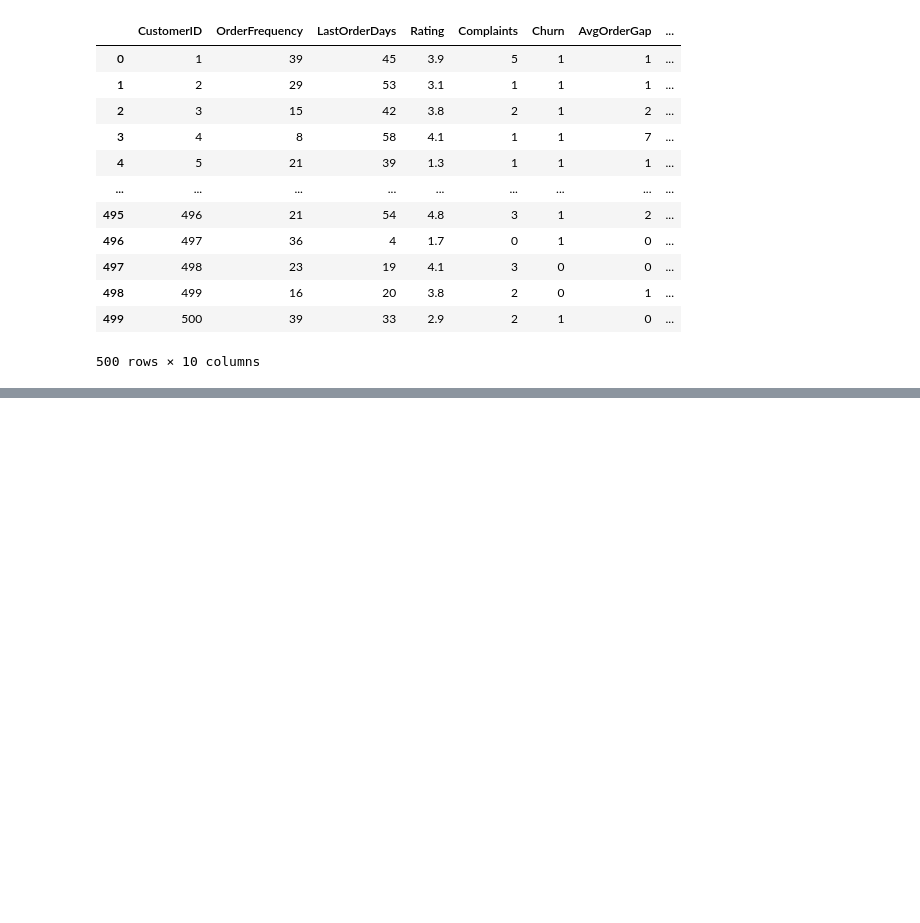
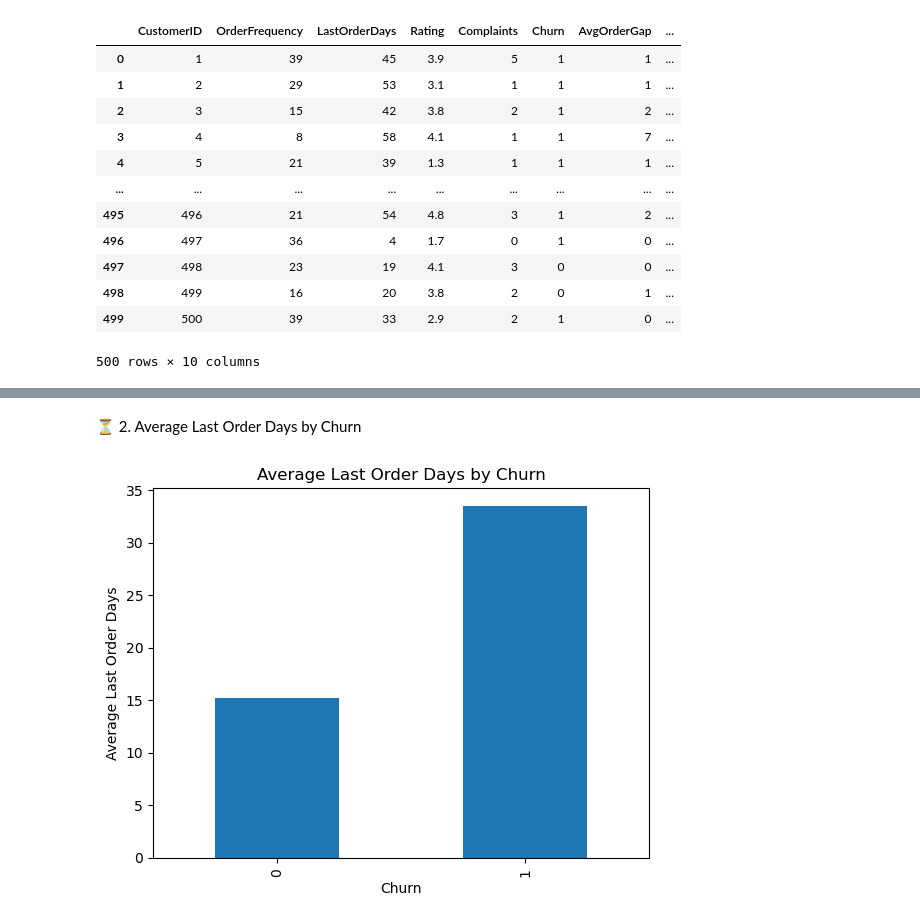
Before and after one commit to preeti-47/Data-analysis, a Jupyter notebook: temp/Zomota_retention.ipynb, the cells around one changed output, grey strips where cells are left out. Drawn from its saved outputs; the diff is of its cells as text; code cells hidden in the pictures; blank space fills up the shorter version.

```diff
--- a/temp/Zomota_retention.ipynb
+++ b/temp/Zomota_retention.ipynb
@@ -161,0 +173,11 @@ df
+# %% [markdown]
+⏳ 2. Average Last Order Days by Churn
+# %%
+plt.figure()
+df.groupby("Churn")["LastOrderDays"].mean().plot(kind="bar")
+plt.title("Average Last Order Days by Churn")
+plt.xlabel("Churn")
+plt.ylabel("Average Last Order Days")
+plt.show()
+# %% [output]
+[figure, added]
```
Also changed, not shown: parts of 7 cells of this notebook.
